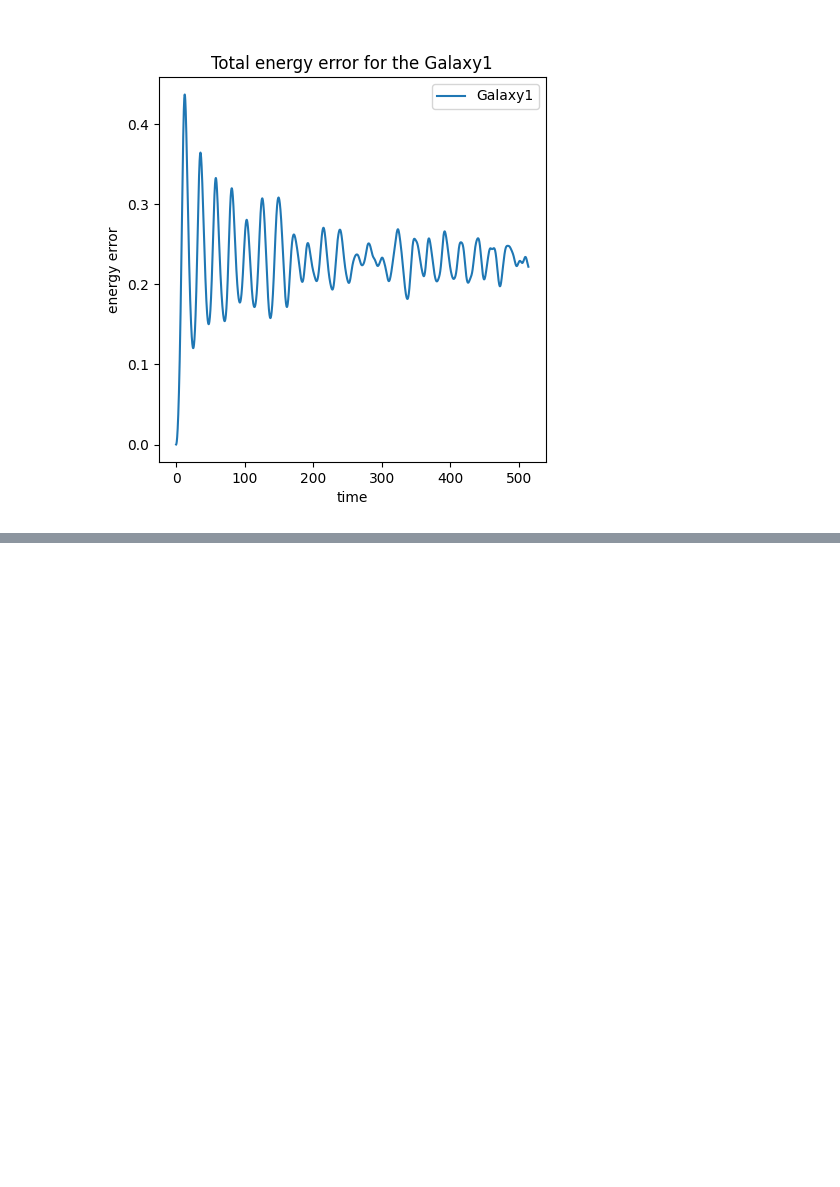
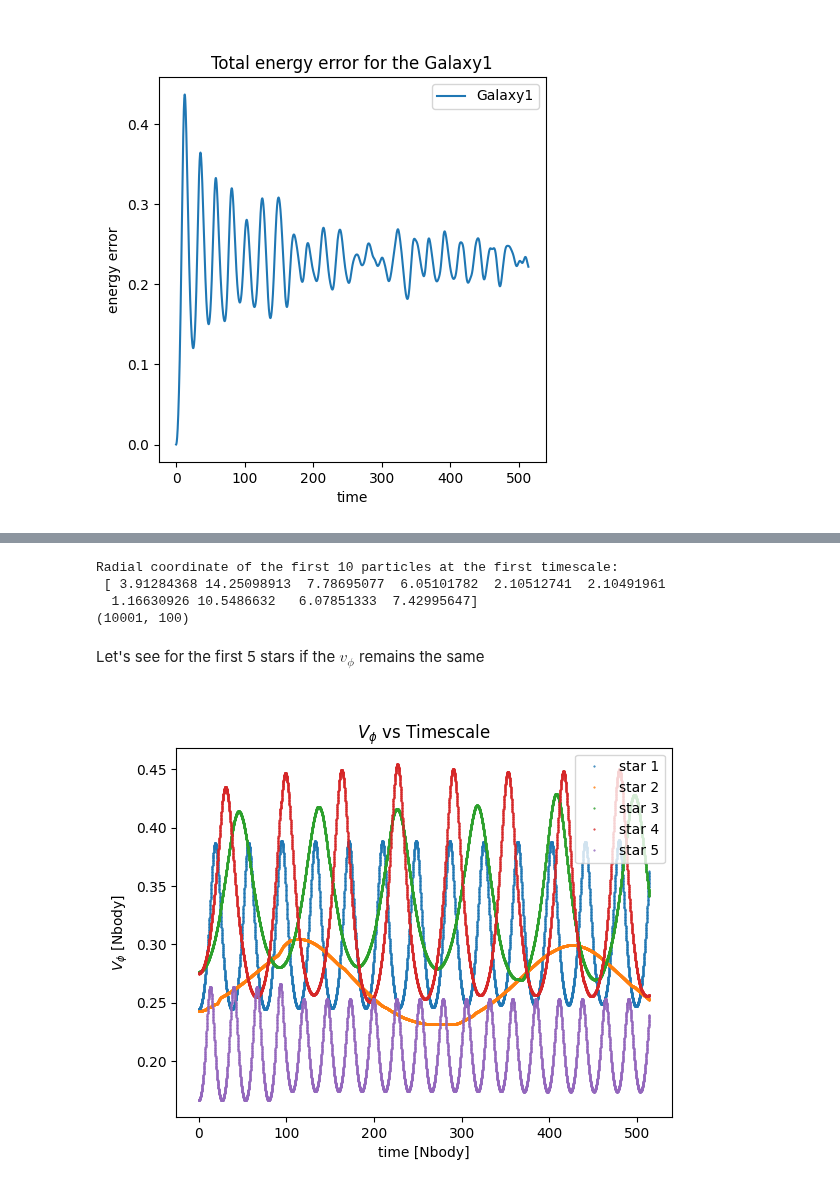
Before and after one commit to giadaaggio/compastro_23, a Jupyter notebook: GAMALOS/gamalos_copy_Marco.ipynb, the cells around one changed output, grey strips where cells are left out. Saved outputs shown, nothing was run; the diff lists cells and outputs as text; code cells hidden in the pictures; blank space fills up the shorter version.

```diff
--- a/GAMALOS/gamalos_copy_Marco.ipynb
+++ b/GAMALOS/gamalos_copy_Marco.ipynb
@@ -123,6 +123,7 @@ def integration_leapfrog_adaptive(galaxy: Particles, h: float, tsimulation: floa
 
     N = len(galaxy.mass)         # number of particles in the galaxy
     path = [galaxy.pos]
+    velocity = [galaxy.vel]
     time   = [t]
     timestep = [h]
 
@@ -134,6 +135,7 @@ def integration_leapfrog_adaptive(galaxy: Particles, h: float, tsimulation: floa
         result = integrator_leapfrog_galaxy(particles=galaxy, tstep=h, acceleration_estimator=acceleration_pyfalcon, softening=soft)
         updated_galaxy, updated_acc, _, _ = result
         path.append(updated_galaxy.pos)
+        velocity.append(updated_galaxy.vel)
 
         Etot_n, Ekin_n, Epot_n = updated_galaxy.Etot_vett()
         Etot_leapfrog.append(Etot_n)
@@ -148,21 +150,22 @@ def integration_leapfrog_adaptive(galaxy: Particles, h: float, tsimulation: floa
 
 
     path = np.array(path)
+    velocity = np.array(velocity)
     time   = np.array(time)
-    time2  = np.array(timestep)
+    timestep  = np.array(timestep)
 
     Etot_leapfrog = np.array(Etot_leapfrog)
     Ekin_leapfrog = np.array(Ekin_leapfrog)
     Etot_leapfrog = np.array(Epot_leapfrog)
 
-    return path, Etot_leapfrog, Ekin_leapfrog, Epot_leapfrog, time, timestep
+    return path, velocity, Etot_leapfrog, Ekin_leapfrog, Epot_leapfrog, time, timestep
 # %% [output]
 radius of the galaxy: 18.850103791393835
 Period of the galaxy (approximately): 514.221803394768
 # %%
 Galaxy1_test = Galaxy1.copy()
 
-Galaxy1_orbit, Galaxy1_Etot, Galaxy1_Ekin, Galaxy1_Epot, Galaxy1_time, Galaxy1_timestep = integration_leapfrog_adaptive(galaxy=Galaxy1_test, h=h,
+Galaxy1_orbit, Galaxy1_stars_vel, Galaxy1_Etot, Galaxy1_Ekin, Galaxy1_Epot, Galaxy1_time, Galaxy1_timestep = integration_leapfrog_adaptive(galaxy=Galaxy1_test, h=h,
                                                                                             tsimulation=tsimulation, t=t0, soft=plummer_scale_lenght)
 # %% [markdown]
 Now let's try to print the particles evolution within a Period time
@@ -207,0 +235,34 @@ plt.show()
+# %%
+# convert to cylindrical coordinates for all the timmeframe
+
+Rcyl = np.linalg.norm(Galaxy1_orbit[:, :, :2], axis=2)    # radial coordinate for each timeframe and particle
+print('Radial coordinate of the first 10 particles at the first timescale: \n',Rcyl[0,1:11])
+
+phi = np.zeros_like(Rcyl)
+for i in range(Rcyl.shape[0]):
+    phi[i,:] = np.arctan2(Galaxy1_orbit[i, :, 1], Galaxy1_orbit[i, :, 0])    # azimuthal coordinate for each timeframe and particle
+
+
+z = Galaxy1_orbit[:,:,2]                                                     # vertical coordinate for each timeframe and particle
+
+vel_phi = Galaxy1_stars_vel[:,:,1] * np.cos(phi) - Galaxy1_stars_vel[:,:,0] * np.sin(phi)
+print(vel_phi.shape)
+# %% [output]
+Radial coordinate of the first 10 particles at the first timescale:
+ [ 3.91284368 14.25098913  7.78695077  6.05101782  2.10512741  2.10491961
+  1.16630926 10.5486632   6.07851333  7.42995647]
+(10001, 100)
+# %% [markdown]
+Let's see for the first 5 stars if the $v_{\phi}$ remains the same
+# %%
+plt.figure()
+for i in range(1,6):
+    plt.plot(Galaxy1_time, vel_phi[:,i], '.', markersize=1, label=f'star {i}')
+
+plt.xlabel("time [Nbody]")
+plt.ylabel("$V_{\phi}$ [Nbody]")
+plt.title("$V_{\phi}$ vs Timescale")
+plt.legend()
+plt.show()
+# %% [output]
+[figure, added]
```
Also changed, not shown: parts of 3 cells of this notebook.
